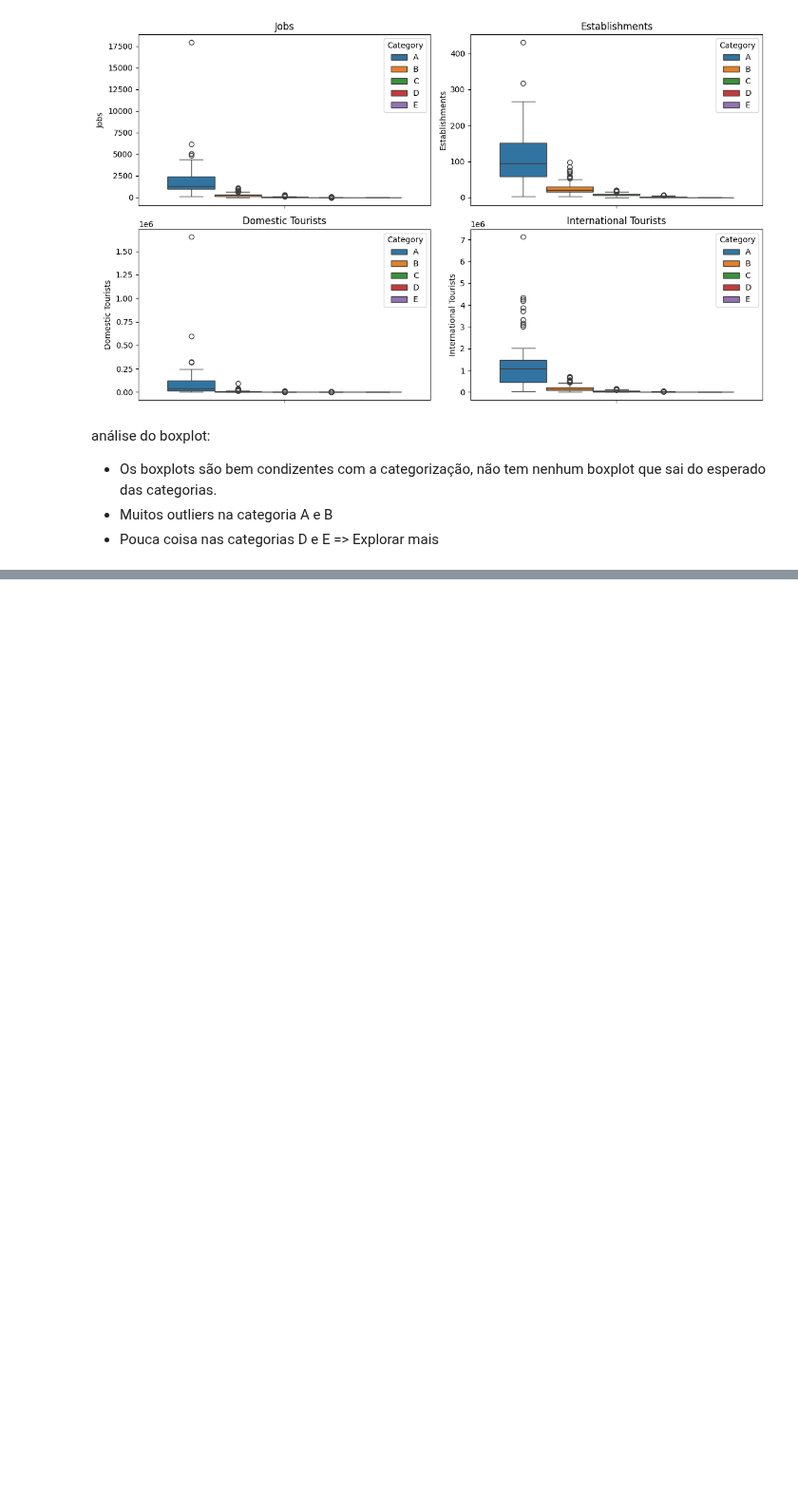
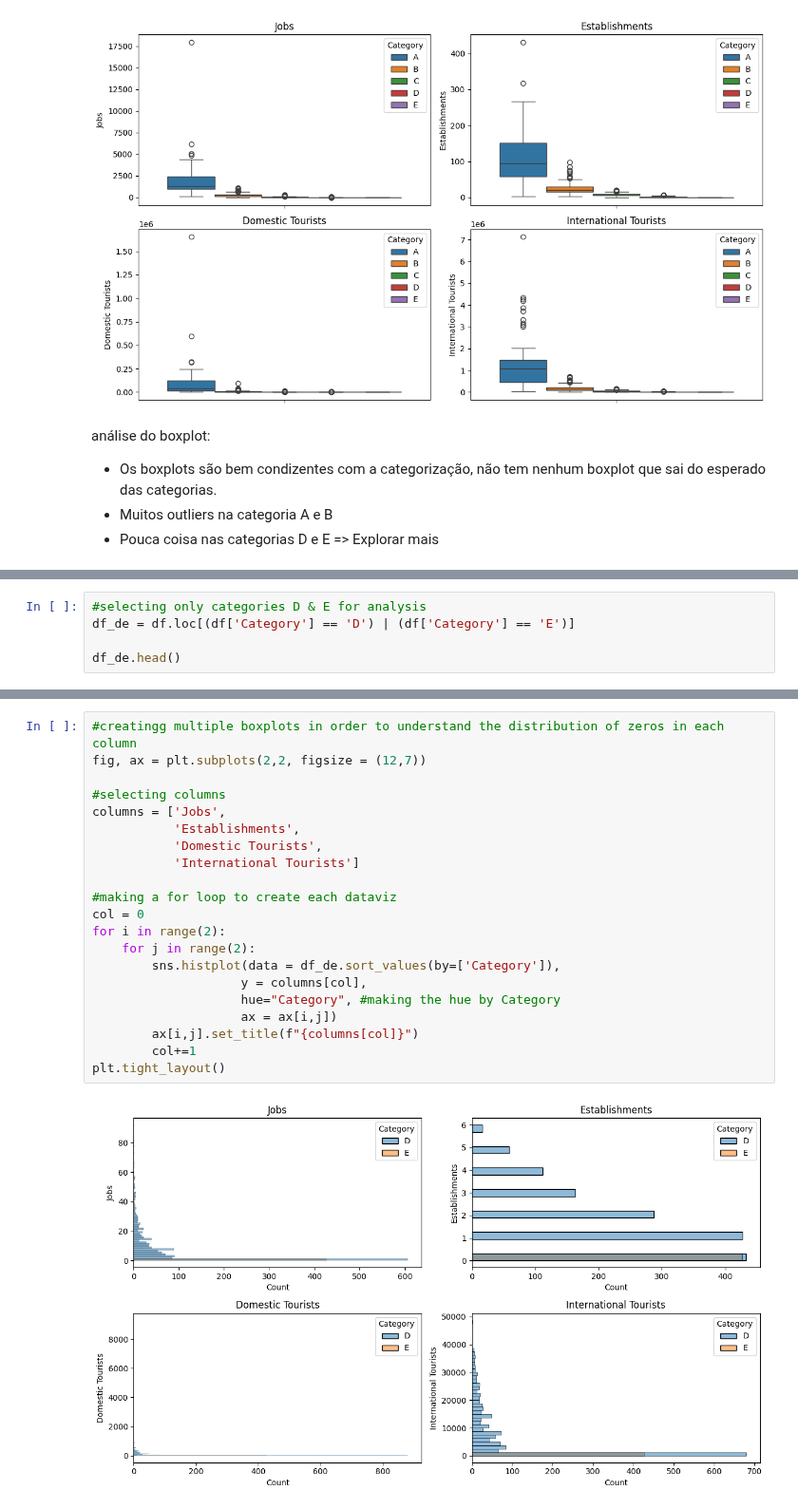
Before and after one commit to juhtolent/Brazil_Tourism, a Jupyter notebook: Exploratory Data Analysis - Tourism.ipynb, the cells around one changed output, grey strips where cells are left out. Shown at 95% size. Saved outputs shown, nothing was run; the diff lists cells and outputs as text; blank space fills up the shorter version.

```diff
--- a/Exploratory Data Analysis - Tourism.ipynb
+++ b/Exploratory Data Analysis - Tourism.ipynb
@@ -256,0 +255,5 @@ Com tudo que sabemos até agora, parece que os dados das cidades categorizadas D
+# %%
+#selecting only categories D & E for analysis
+df_de = df.loc[(df['Category'] == 'D') | (df['Category'] == 'E')]
+
+df_de.head()
@@ -256,0 +291,23 @@ Com tudo que sabemos até agora, parece que os dados das cidades categorizadas D
+# %%
+#creatingg multiple boxplots in order to understand the distribution of zeros in each column
+fig, ax = plt.subplots(2,2, figsize = (12,7))
+
+#selecting columns
+columns = ['Jobs',
+           'Establishments',
+           'Domestic Tourists',
+           'International Tourists']
+
+#making a for loop to create each dataviz
+col = 0
+for i in range(2):
+    for j in range(2):
+        sns.histplot(data = df_de.sort_values(by=['Category']),
+                    y = columns[col],
+                    hue="Category", #making the hue by Category
+                    ax = ax[i,j])
+        ax[i,j].set_title(f"{columns[col]}")
+        col+=1
+plt.tight_layout()
+# %% [output]
+[figure, added]
```
Also changed, not shown: parts of 11 cells of this notebook.
